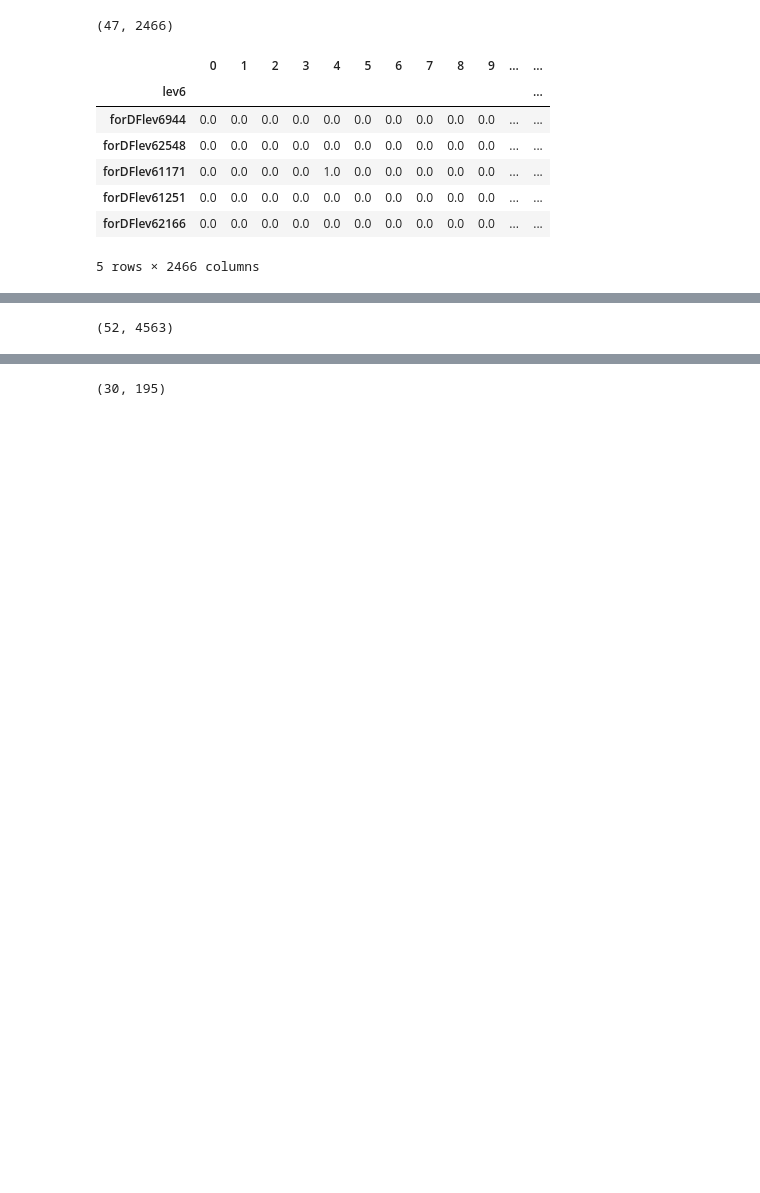
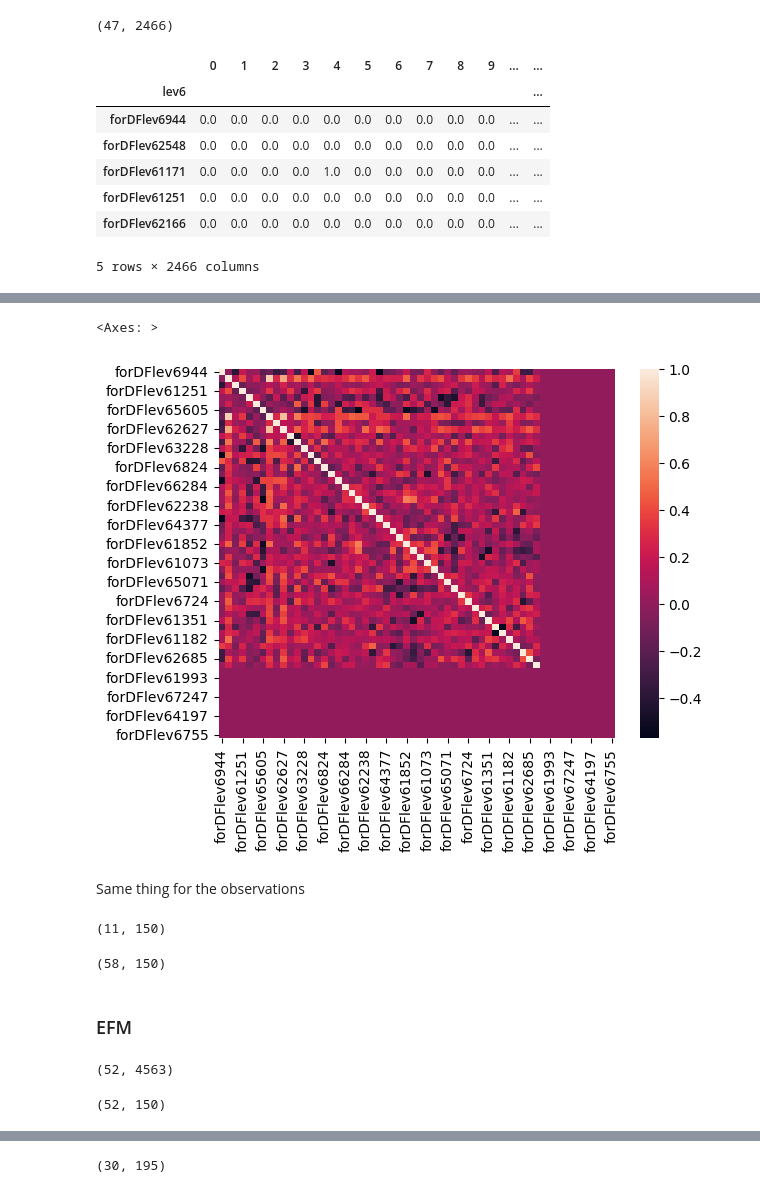
Before and after one commit to leuschjanphilipp/BacDrop-ggi, a Jupyter notebook: notebooks/03_rRNA_ggl.ipynb, the cells around one changed output, grey strips where cells are left out. Drawn from its saved outputs; the diff is of its cells as text; code cells hidden in the pictures; blank space fills up the shorter version.

```diff
--- a/notebooks/03_rRNA_ggl.ipynb
+++ b/notebooks/03_rRNA_ggl.ipynb
@@ -124,3 +124,9 @@ data_nSBM["SC_proteins"].varm["protein_hierarchy"]
 | WP_228131000.1 | lev020totlen21057 | forDFlev11057 | forDFlev21057 | forDFlev31057 | forDFlev41057 | forDFlev51057 | forDFlev61057 | root |
 | WP_032417945.1 | lev00totlen11212 | forDFlev11212 | forDFlev21212 | forDFlev31212 | forDFlev41212 | forDFlev51212 | forDFlev61212 | root |
 13687 rows × 8 columns
+# %%
+all_rrna_genes = set(data_nSBM["SC_proteins"].varm["protein_hierarchy"].loc[ec_adata.var["protein"]]["lev6"].values)
+all_rrna_genes.update(data_nSBM["SC_proteins"].varm["protein_hierarchy"].loc[efm_adata.var["protein"]]["lev6"].values)
+all_rrna_genes.update(data_nSBM["SC_proteins"].varm["protein_hierarchy"].loc[psa_adata.var["protein"]]["lev6"].values)
+all_rrna_genes.update(data_nSBM["SC_proteins"].varm["protein_hierarchy"].loc[kp_adata.var["protein"]]["lev6"].values)
+len(all_rrna_genes)
@@ -144,6 +179,33 @@ ec_obs.head()
+# %%
+ec_latent_final = pd.concat([ec_latent["R"], ec_fill], axis=0)
+ec_latent_final.fillna(0, inplace=True)
+sns.heatmap(ec_latent_final)
+# %% [output]
+<Axes: >
+[figure, added]
+# %% [markdown]
+Same thing for the observations
+# %%
+ec_fill = pd.DataFrame(0, index=list(all_rrna_genes - set(data_nSBM["SC_proteins"].varm["protein_hierarchy"].loc[ec_adata.var["protein"]]["lev6"].values)),
+             columns=ec_obs_sample.columns)
+ec_fill.shape
+# %% [output]
+(11, 150)
+# %%
+ec_obs_sample_final = pd.concat([ec_obs_sample, ec_fill])
+ec_obs_sample_final.shape
+# %% [output]
+(58, 150)
+# %% [markdown]
+### EFM
 # %%
 efm_obs = pd.DataFrame(index=data_nSBM["SC_proteins"].varm["protein_hierarchy"].loc[efm_adata.var["protein"]]["lev6"],
                       data=efm_adata.layers["sqrt_counts"].T.A)
 efm_obs.shape
 # %% [output]
 (52, 4563)
+# %%
+efm_obs_sample = efm_obs.sample(n=150, axis=1)
+efm_obs_sample.shape
+# %% [output]
+(52, 150)
```
Also changed, not shown: parts of 46 cells of this notebook, 3 other files.
